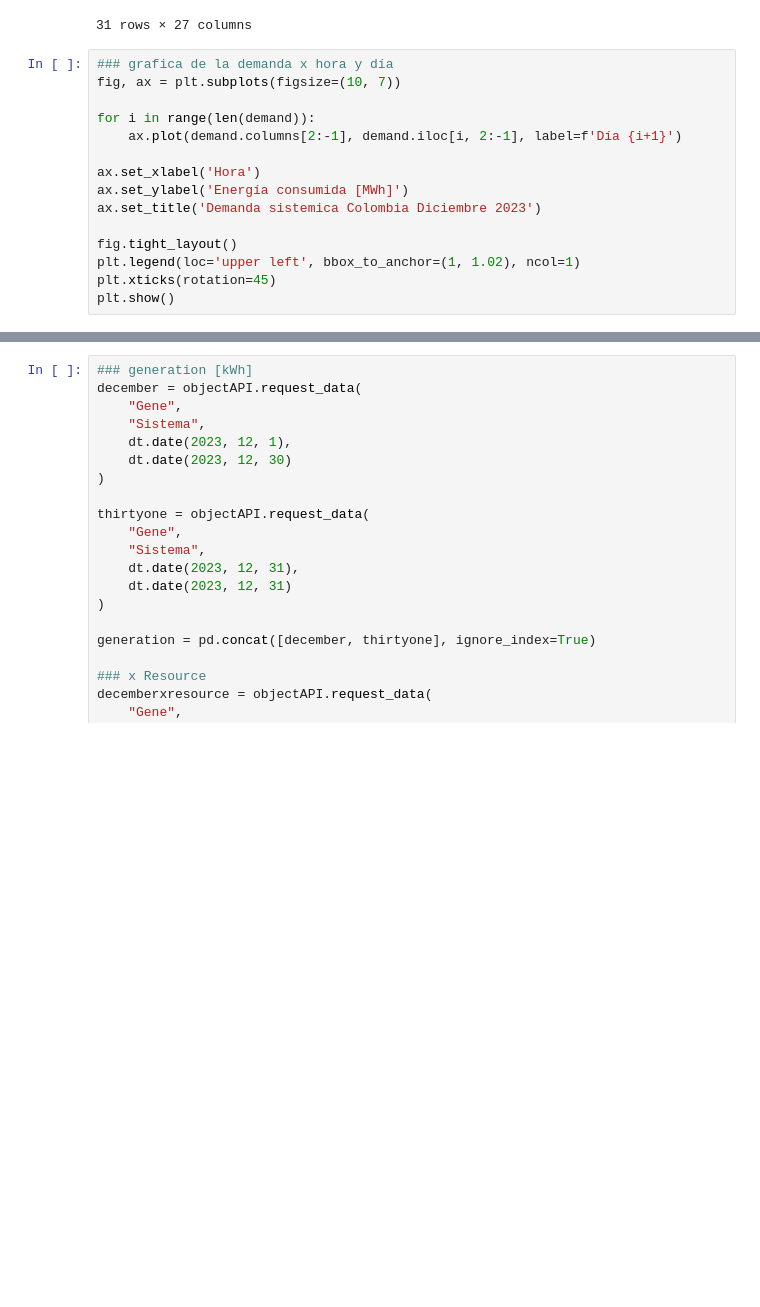
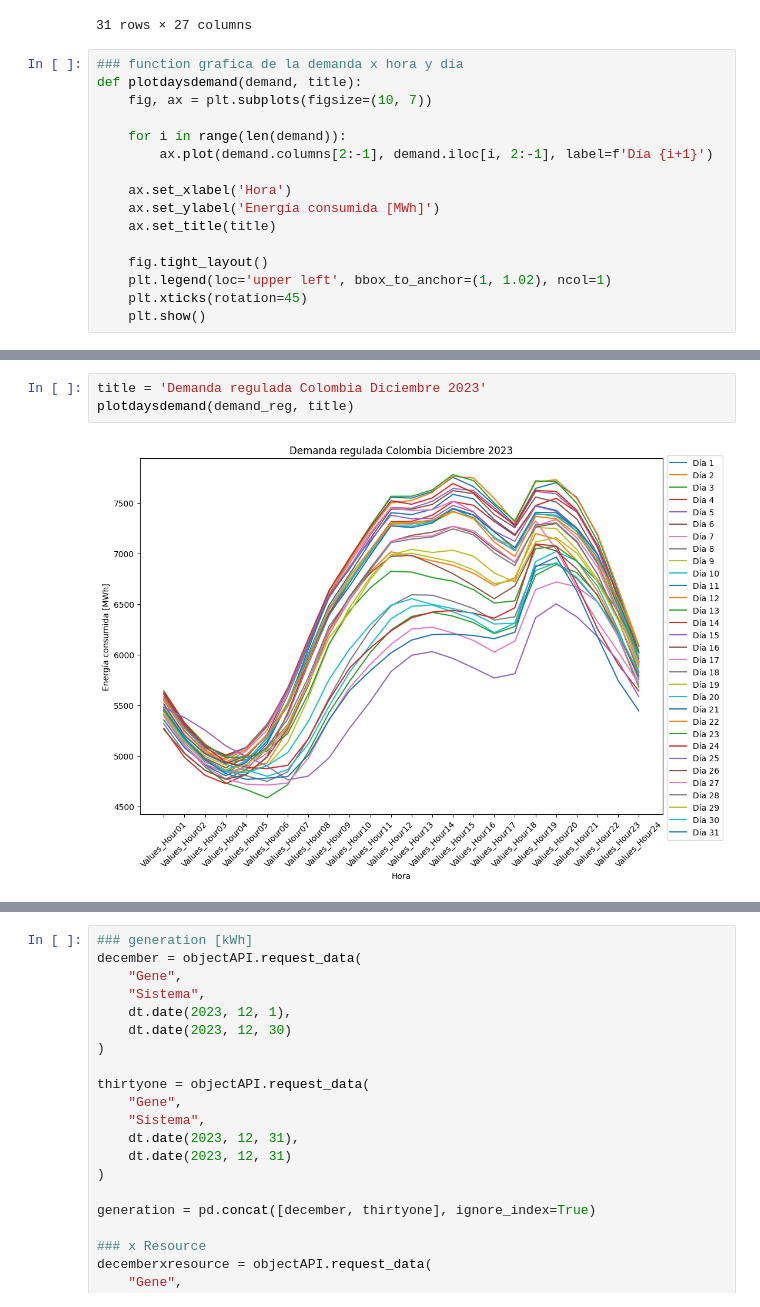
Before and after one commit to jebernatec/colombia-energy-market, a Jupyter notebook: energia_colombia.ipynb, the cells around one changed output, grey strips where cells are left out. Cells and saved outputs as stored; diff of their text form; blank space fills up the shorter version.

```diff
--- a/energia_colombia.ipynb
+++ b/energia_colombia.ipynb
@@ -102,17 +102,18 @@ demand
 | 30 | Sistema | Sistema | 7817.83449 | 7495.81674 | 7276.93972 | 7133.20428 | 7043.32848 | ... |
 31 rows × 27 columns
 # %%
-### grafica de la demanda x hora y día
-fig, ax = plt.subplots(figsize=(10, 7))
+### function grafica de la demanda x hora y día
+def plotdaysdemand(demand, title):
+    fig, ax = plt.subplots(figsize=(10, 7))
 
-for i in range(len(demand)):
-    ax.plot(demand.columns[2:-1], demand.iloc[i, 2:-1], label=f'Día {i+1}')
+    for i in range(len(demand)):
+        ax.plot(demand.columns[2:-1], demand.iloc[i, 2:-1], label=f'Día {i+1}')
 
-ax.set_xlabel('Hora')
-ax.set_ylabel('Energía consumida [MWh]')
-ax.set_title('Demanda sistemica Colombia Diciembre 2023')
+    ax.set_xlabel('Hora')
+    ax.set_ylabel('Energía consumida [MWh]')
+    ax.set_title(title)
 
-fig.tight_layout()
-plt.legend(loc='upper left', bbox_to_anchor=(1, 1.02), ncol=1)
-plt.xticks(rotation=45)
-plt.show()
+    fig.tight_layout()
+    plt.legend(loc='upper left', bbox_to_anchor=(1, 1.02), ncol=1)
+    plt.xticks(rotation=45)
+    plt.show()
@@ -158,3 +195,8 @@ demand_reg = pd.concat([december, thirtyone], ignore_index=True)
+# %%
+title = 'Demanda regulada Colombia Diciembre 2023'
+plotdaysdemand(demand_reg, title)
+# %% [output]
+[figure, added]
 # %%
 december = objectAPI.request_data(
     "DemaRealNoReg",
```
Also changed, not shown: parts of 10 cells of this notebook, 1 other file.
